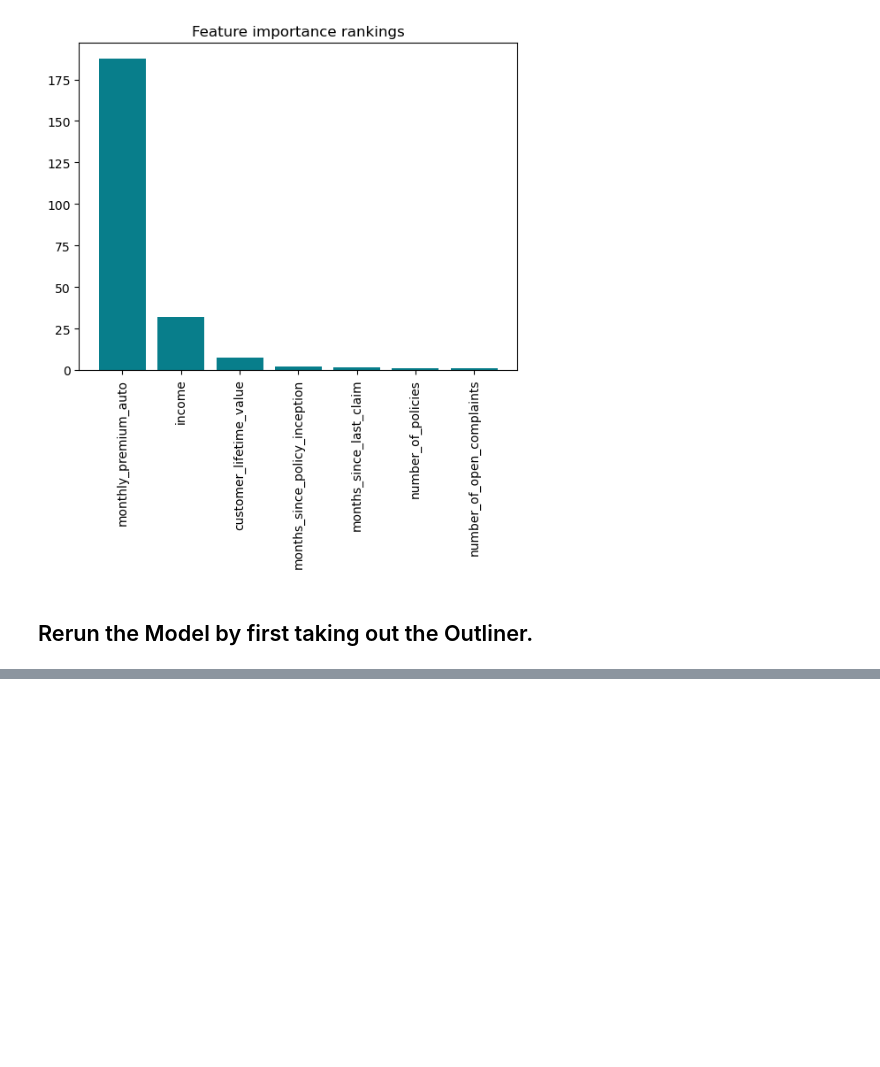
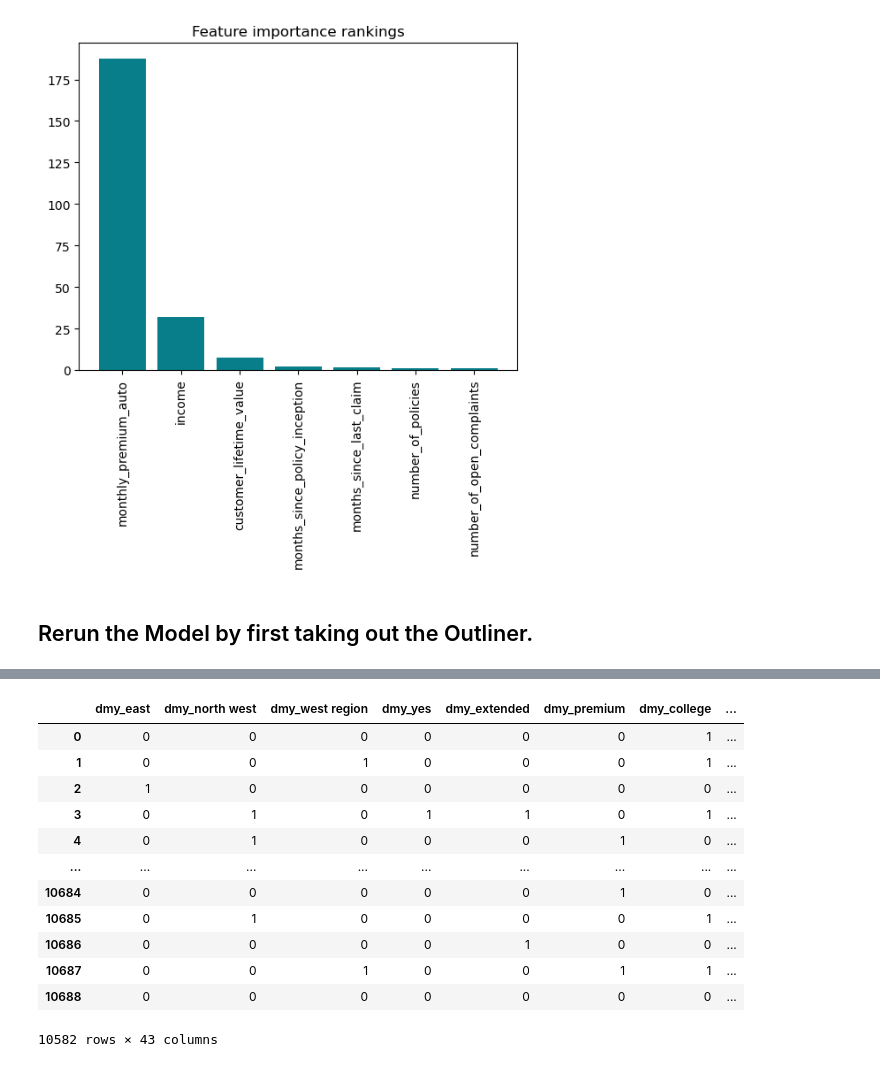
Before and after one commit to Sholypop/Lab, a Jupyter notebook: week4/Machine_Learning( Creating a Model ).ipynb, the cells around one changed output, grey strips where cells are left out. Drawn from its saved outputs; the diff is of its cells as text; code cells hidden in the pictures; blank space fills up the shorter version.

```diff
--- a/week4/Machine_Learning( Creating a Model ).ipynb
+++ b/week4/Machine_Learning( Creating a Model ).ipynb
@@ -429,0 +588,16 @@ print(model.rsquared_adj)
+# %%
+categorical_df
+# %% [output]
+|  | dmy_east | dmy_north west | dmy_west region | dmy_yes | dmy_extended | dmy_premium | dmy_college | ... |
+| 0 | 0 | 0 | 0 | 0 | 0 | 0 | 1 | ... |
+| 1 | 0 | 0 | 1 | 0 | 0 | 0 | 1 | ... |
+| 2 | 1 | 0 | 0 | 0 | 0 | 0 | 0 | ... |
+| 3 | 0 | 1 | 0 | 1 | 1 | 0 | 1 | ... |
+| 4 | 0 | 1 | 0 | 0 | 0 | 1 | 0 | ... |
+| ... | ... | ... | ... | ... | ... | ... | ... | ... |
+| 10684 | 0 | 0 | 0 | 0 | 0 | 1 | 0 | ... |
+| 10685 | 0 | 1 | 0 | 0 | 0 | 0 | 1 | ... |
+| 10686 | 0 | 0 | 0 | 0 | 1 | 0 | 0 | ... |
+| 10687 | 0 | 0 | 1 | 0 | 0 | 1 | 1 | ... |
+| 10688 | 0 | 0 | 0 | 0 | 0 | 0 | 0 | ... |
+10582 rows × 43 columns
```
Also changed, not shown: parts of 35 cells of this notebook.
